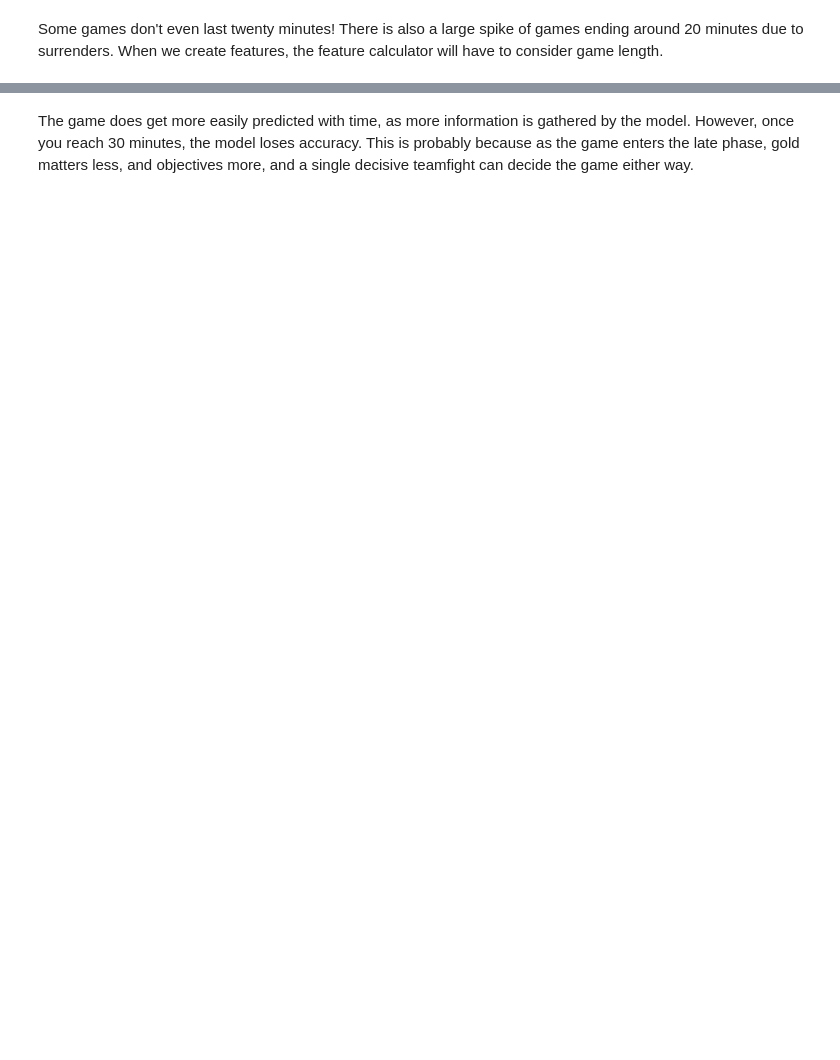
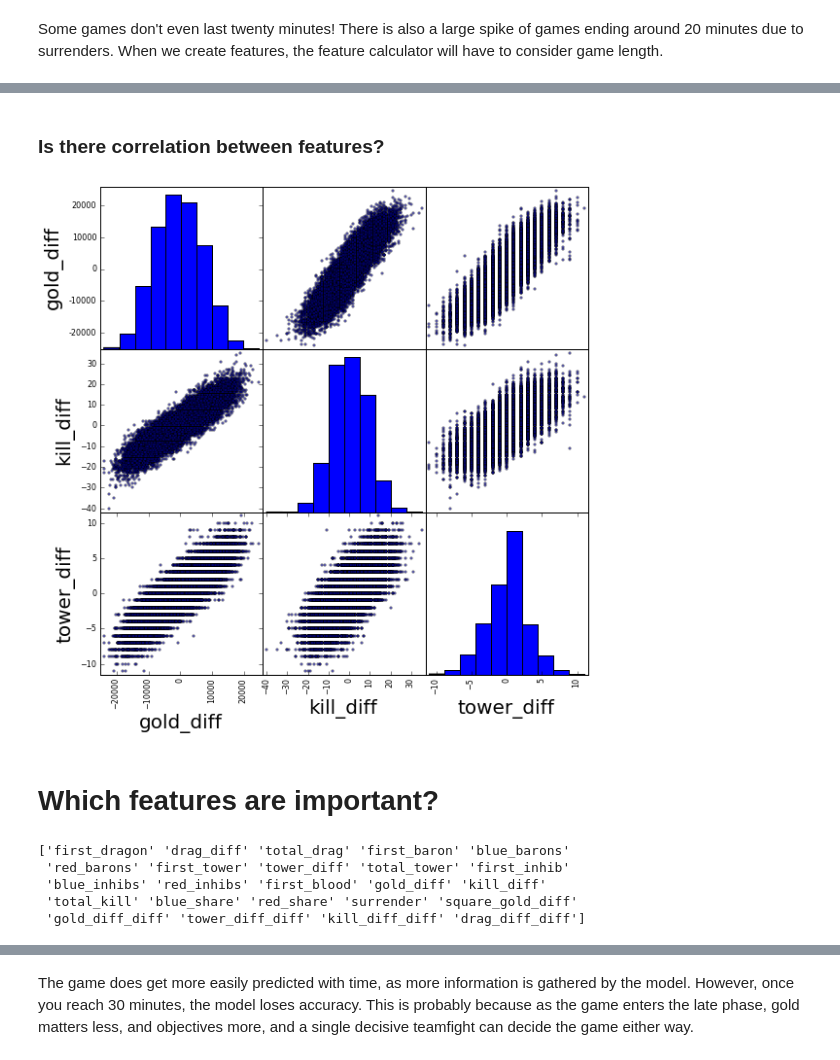
Before and after one commit to map222/lolML, a Jupyter notebook: notebooks/PuPPy - Predicting LoL with random forests.ipynb, the cells around one changed output, grey strips where cells are left out. Saved outputs shown, nothing was run; the diff lists cells and outputs as text; code cells hidden in the pictures; blank space fills up the shorter version.

```diff
--- a/notebooks/PuPPy - Predicting LoL with random forests.ipynb
+++ b/notebooks/PuPPy - Predicting LoL with random forests.ipynb
@@ -314,0 +133,21 @@ lol_plt.prettify_axes(plt.gca())
+# %% [markdown]
+### Is there correlation between features?
+# %%
+pd.tools.plotting.scatter_matrix(na_timelines_df[4][['gold_diff', 'kill_diff', 'tower_diff']], figsize = [9, 9]);
+# %% [output]
+[figure, added]
+# %% [markdown]
+# Which features are important?
+# %%
+col_names = na_timelines_df[0].columns
+train_col = np.array([x for x in col_names if x not in
+             ['winner', 'game_length', 'blue_0', 'blue_1', 'blue_2', 'blue_3', 'blue_4',
+              'red_0', 'red_1', 'red_2', 'red_3', 'red_4', 'matchId', 'utctimestamp'] ])
+num_features = np.size(train_col)
+print(train_col, )
+# %% [output]
+['first_dragon' 'drag_diff' 'total_drag' 'first_baron' 'blue_barons'
+ 'red_barons' 'first_tower' 'tower_diff' 'total_tower' 'first_inhib'
+ 'blue_inhibs' 'red_inhibs' 'first_blood' 'gold_diff' 'kill_diff'
+ 'total_kill' 'blue_share' 'red_share' 'surrender' 'square_gold_diff'
+ 'gold_diff_diff' 'tower_diff_diff' 'kill_diff_diff' 'drag_diff_diff']
```
Also changed, not shown: parts of 107 cells of this notebook, 1 other file.
